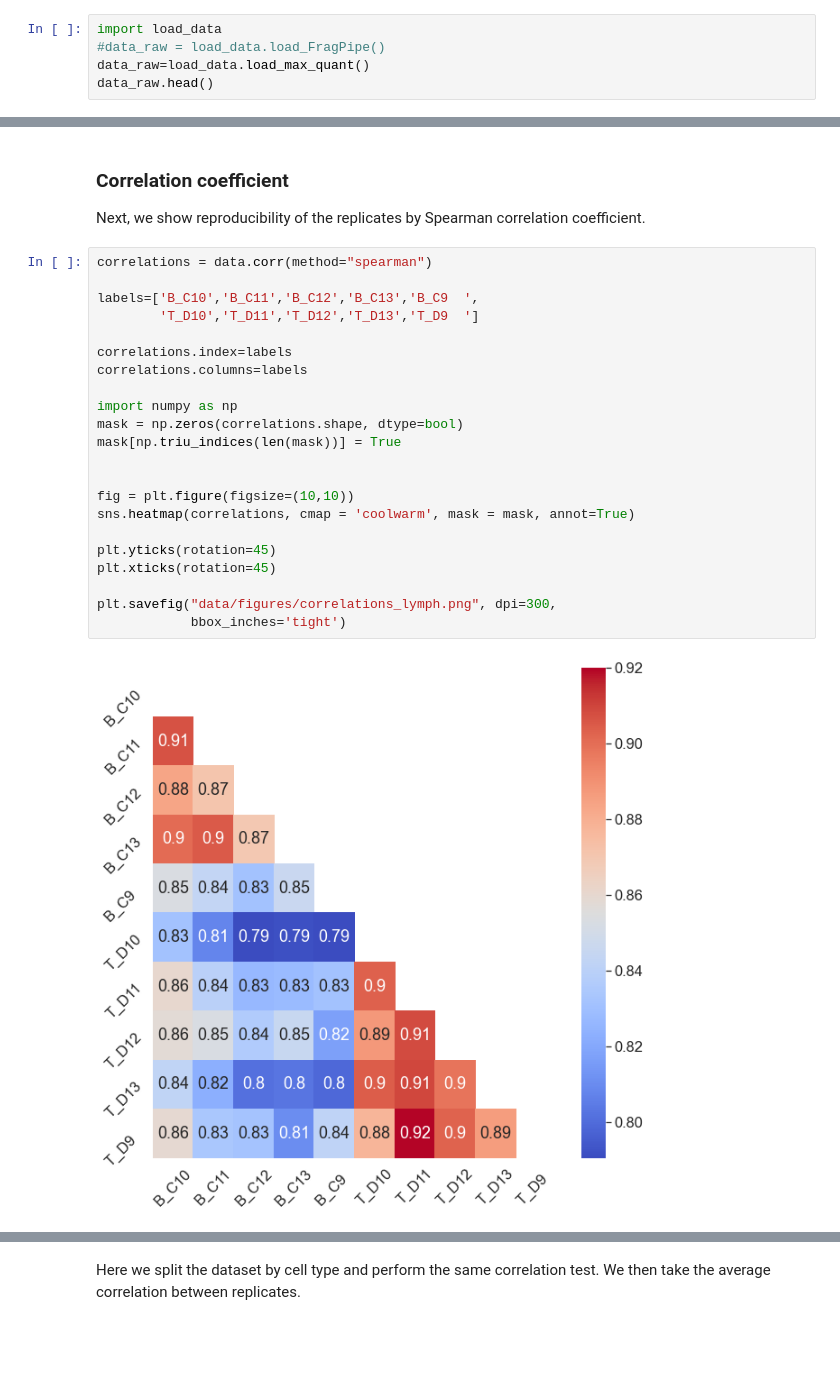
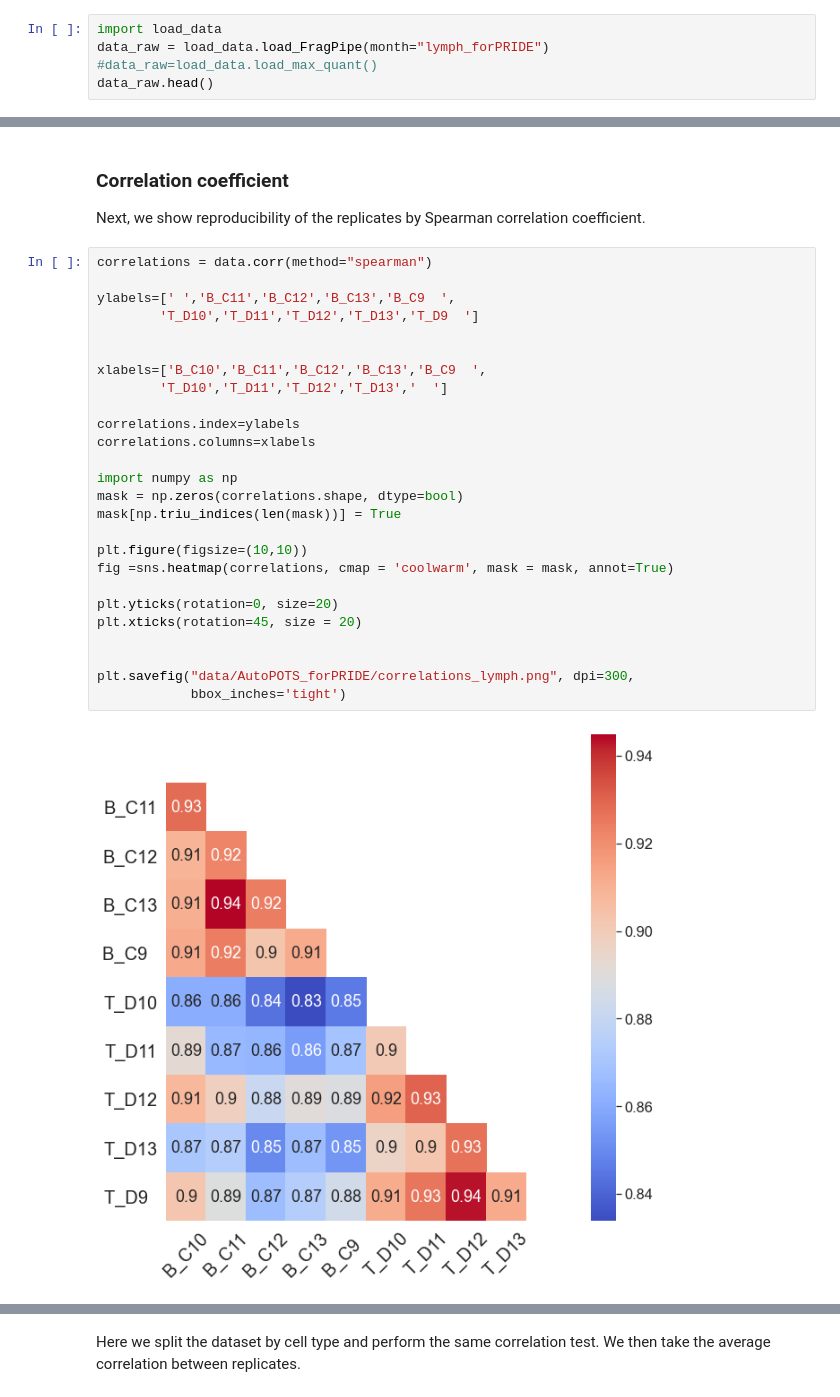
Before and after one commit to PayneLab/autoPOTS_demonstration, a Jupyter notebook: Quantitative_QC.ipynb, the cells around one changed output, grey strips where cells are left out. Saved outputs shown, nothing was run; the diff lists cells and outputs as text; blank space fills up the shorter version.

```diff
--- a/Quantitative_QC.ipynb
+++ b/Quantitative_QC.ipynb
@@ -9,7 +9,7 @@ First, we import our loader module. This brings the functions defined there (in
 Calling <code>head</code> shows the first several lines of the dataframe, which provides an idea of the type of data present and the structure of the dataframe.
 # %%
 import load_data
-#data_raw = load_data.load_FragPipe()
-data_raw=load_data.load_max_quant()
+data_raw = load_data.load_FragPipe(month="lymph_forPRIDE")
+#data_raw=load_data.load_max_quant()
 data_raw.head()
 # %% [output]
@@ -162,27 +162,31 @@ Next, we show reproducibility of the replicates by Spearman correlation coeffici
 # %%
 correlations = data.corr(method="spearman")
 
-labels=['B_C10','B_C11','B_C12','B_C13','B_C9  ',
+ylabels=[' ','B_C11','B_C12','B_C13','B_C9  ',
         'T_D10','T_D11','T_D12','T_D13','T_D9  ']
 
-correlations.index=labels
-correlations.columns=labels
+
+xlabels=['B_C10','B_C11','B_C12','B_C13','B_C9  ',
+        'T_D10','T_D11','T_D12','T_D13','  ']
+
+correlations.index=ylabels
+correlations.columns=xlabels
 
 import numpy as np
 mask = np.zeros(correlations.shape, dtype=bool)
 mask[np.triu_indices(len(mask))] = True
 
+plt.figure(figsize=(10,10))
+fig =sns.heatmap(correlations, cmap = 'coolwarm', mask = mask, annot=True)
 
-fig = plt.figure(figsize=(10,10))
-sns.heatmap(correlations, cmap = 'coolwarm', mask = mask, annot=True)
+plt.yticks(rotation=0, size=20)
+plt.xticks(rotation=45, size = 20)
 
-plt.yticks(rotation=45)
-plt.xticks(rotation=45)
 
-plt.savefig("data/figures/correlations_lymph.png", dpi=300,
+plt.savefig("data/AutoPOTS_forPRIDE/correlations_lymph.png", dpi=300,
             bbox_inches='tight')
 # %% [output]
-[figure, old version]
+[figure, new version]
 # %%
 from numpy import nan
 #drop self-correlations of 1
```
Also changed, not shown: parts of 10 cells of this notebook, 4 other files.
